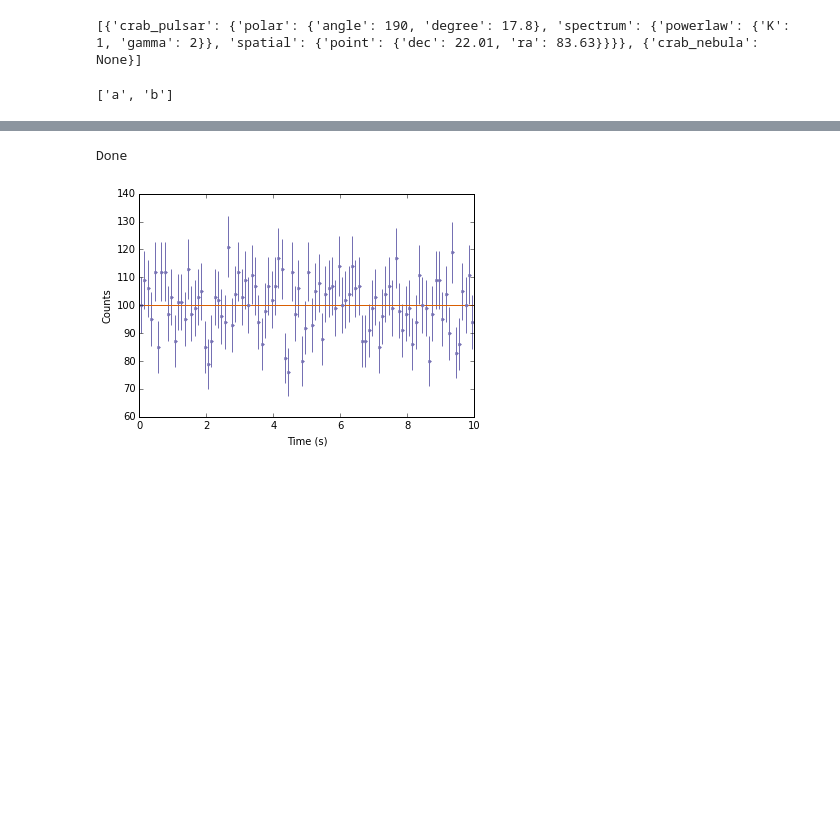
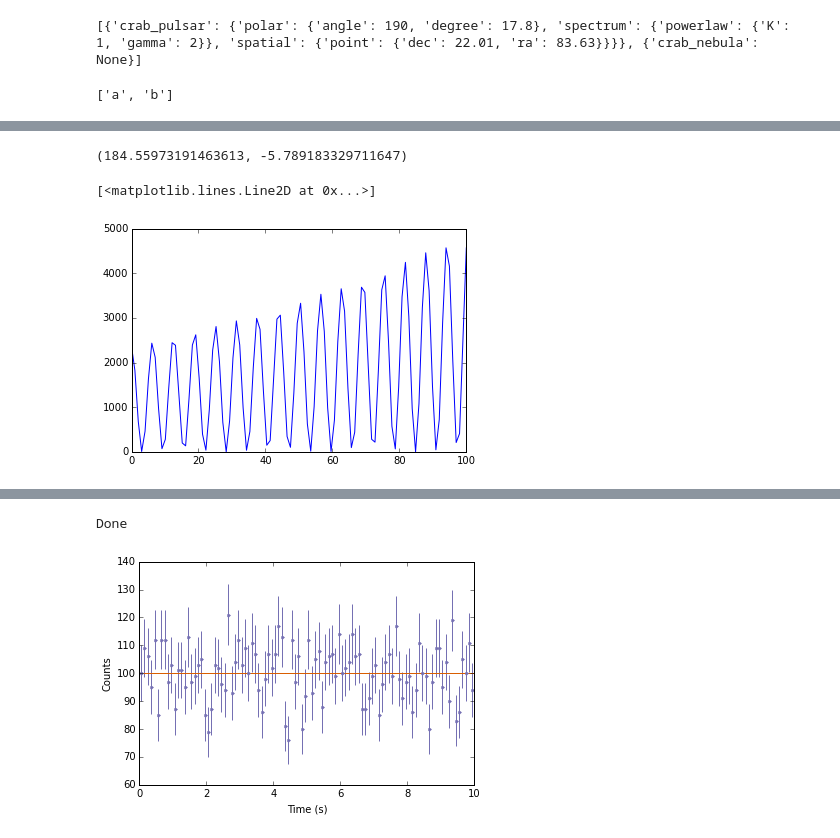
Before and after one commit to lucabaldini/ximpol, a Jupyter notebook: notebooks/TestNico.ipynb, the cells around one changed output, grey strips where cells are left out. Cells and saved outputs as stored; diff of their text form; code cells hidden in the pictures; blank space fills up the shorter version.

Commit message:
Improved the generator test

```diff
--- a/notebooks/TestNico.ipynb
+++ b/notebooks/TestNico.ipynb
@@ -264,0 +59,73 @@ Done
+# %%
+tmin=0
+tmax=100
+emin=1
+emax=5
+
+aeff=xAeff()
+aeff.load_arf('../irf/fits/xipe_baseline.arf')
+
+
+C=lambda t: 10.0*(1.0+sp.cos(t))
+gamma=lambda t: -2+0.01*t
+
+mySource=xSource('test',resolve_name=False)
+mySource.setRADec(83.63,22.01)
+print mySource.getLB()
+spectrum=xSpectralComponent('spectrum')
+
+times=sp.linspace(tmin,tmax,100)
+flux=[]
+events=[]
+for t in times:
+    spectrum.powerlaw(C(t),gamma(t))
+    x,y = aeff.convolve(spectrum)
+    f   = interpolate.UnivariateSpline(x,y,k=1,s=0)
+    flux.append(f.integral(emin,emax))
+    pass
+
+lc   = interpolate.UnivariateSpline(times,flux,k=1,s=0)
+
+S=xSimulator(lc,lc.integral)
+S.setMinMax(tmin,tmax)
+events_times=S.generate()
+events_energies=[]
+for evt in events_times:
+    spectrum.powerlaw(C(evt),gamma(evt))
+    x,y = aeff.convolve(spectrum)
+    f   = interpolate.UnivariateSpline(x,y,k=1,s=0)
+    S=xSimulator(f,f.integral)
+    S.setMinMax(emin,emax)
+    events_energies.append(S.generate(1)[0])
+    pass
+
+
+
+plt.plot(times,flux)
+
+
+#spectrum.plot(sp.linspace(1,10,100))
+#plt.xscale('log')
+#plt.yscale('log')
+#spectrum.polarization(0.1,89)
+#mySource.addComponent(spectrum)
+
+
+#temporalProfile=xLightCurve()
+#temporalProfile.Steady(100.0)
+
+
+
+
+#plt.plot(x,Crab.components[0](x))
+
+#plt.plot(x,y)
+#plt.plot(x,f(x))
+#S=xSimulator(f,f.integral)
+#S.setMinMax(1,10)
+
+#S.generate()
+# %% [output]
+(184.55973191463613, -5.789183329711647)
+[<matplotlib.lines.Line2D at 0x...>]
+[figure, added]
```
Also changed, not shown: parts of 18 cells of this notebook, 1 other file.
